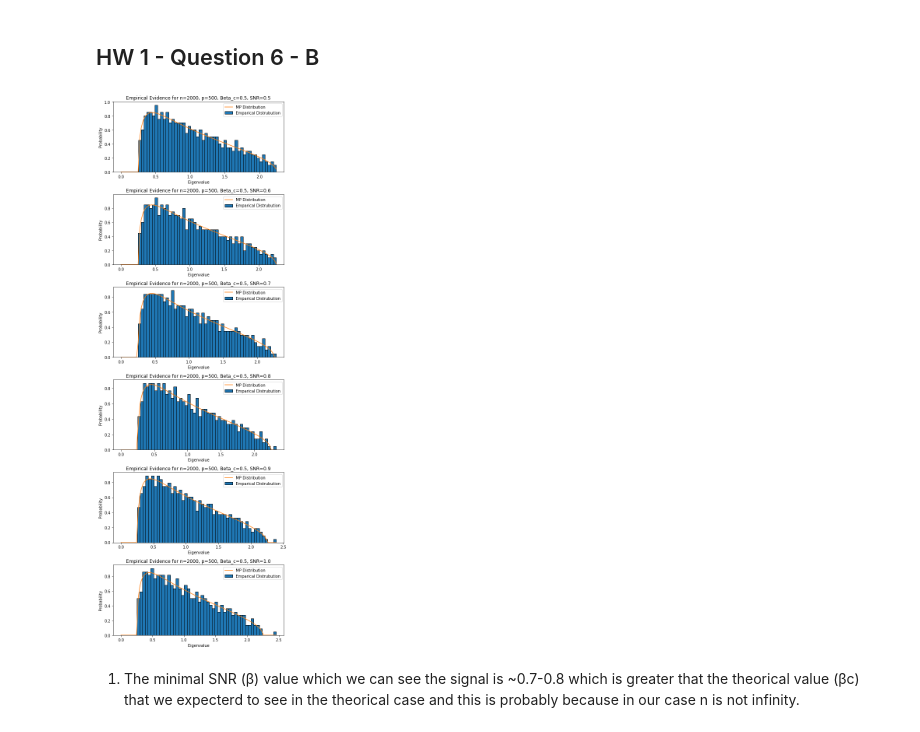
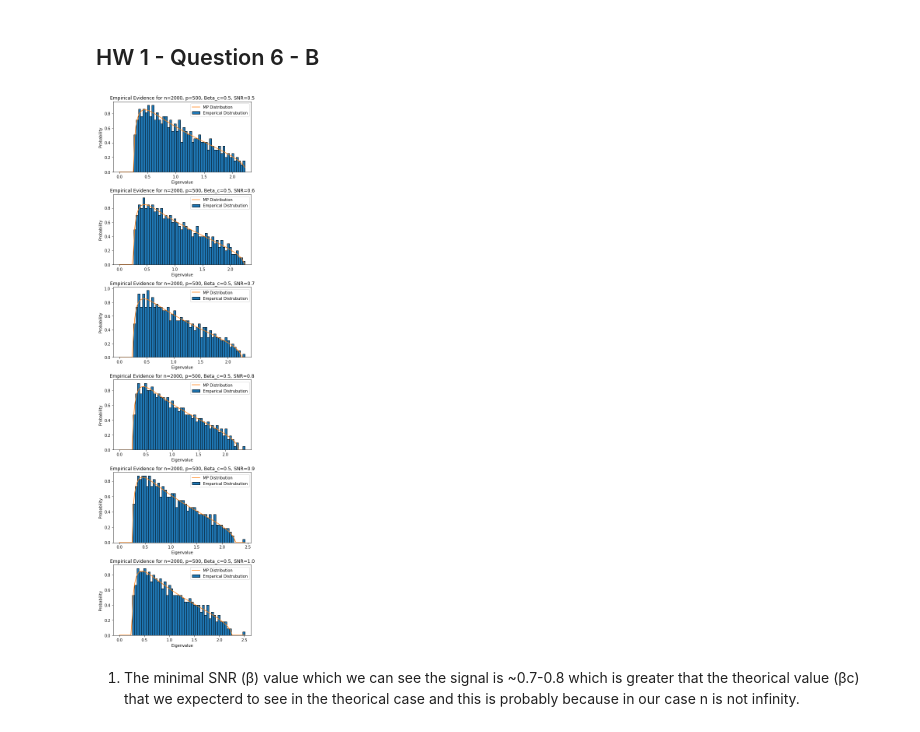
Before and after one commit to ortra/myrepo, a Jupyter notebook: Math_for_DS_and_SP_HW1.ipynb, the cells around one changed output. Drawn from its saved outputs; the diff is of its cells as text; code cells hidden in the pictures.

Commit message:
update figure size

```diff
--- a/Math_for_DS_and_SP_HW1.ipynb
+++ b/Math_for_DS_and_SP_HW1.ipynb
@@ -148,39 +148,39 @@ beta_c = np.sqrt(p/n)
 
 Beta = np.linspace(beta_c,1,6)
 
-fig, ax = plt.subplots(len(Beta), figsize=(7, 20))
+fig, ax = plt.subplots(len(Beta), figsize=(6, 20))
 
 g = np.random.normal(0, 1, [1, n])
 g = np.tile(g, (p, 1))
 g0 = np.random.normal(0, 1, [p, n])
 u = np.random.normal(0, 1, [p, 1])
 u = u / np.linalg.norm(u)
 u_n = np.tile(u, (1, n))
 
 for i,beta in enumerate(Beta):
 
   X_spike = np.sqrt(beta) * g * u + g0
   X_spike = X_spike.T
 
   covar_spike = np.cov(X_spike, rowvar=False)
   eigen_spike = np.sort(np.linalg.eigvals(covar_spike))
 
   x_axis = np.linspace(0, np.max(eigen_spike), 100)
 
 
 
   ax[i].hist(eigen_spike, 50, density=True, edgecolor='k', label='Emparical Distrubution')
   ax[i].plot(x_axis, marchenko_pastur_mu(x_axis, gamma=p/n), label='MP Distribution')
 
   ax[i].grid(False)
   ax[i].legend()
   ax[i].set_title('Empirical Evidence for n={}, p={}, Beta_c={}, SNR={}'.format(n,p,beta_c,beta))
   ax[i].set_xlabel('Eigenvalue')
   ax[i].set_ylabel('Probability')
 
 plt.tight_layout()
 plt.show()
 # %% [output]
-[figure, old version]
+[figure, new version]
 # %% [markdown]
 1. The minimal SNR (β) value which we can see the signal is ~0.7-0.8 which is greater that the theorical value (βc) that we expecterd to see in the theorical case and this is probably because in our case n is not infinity.
```
